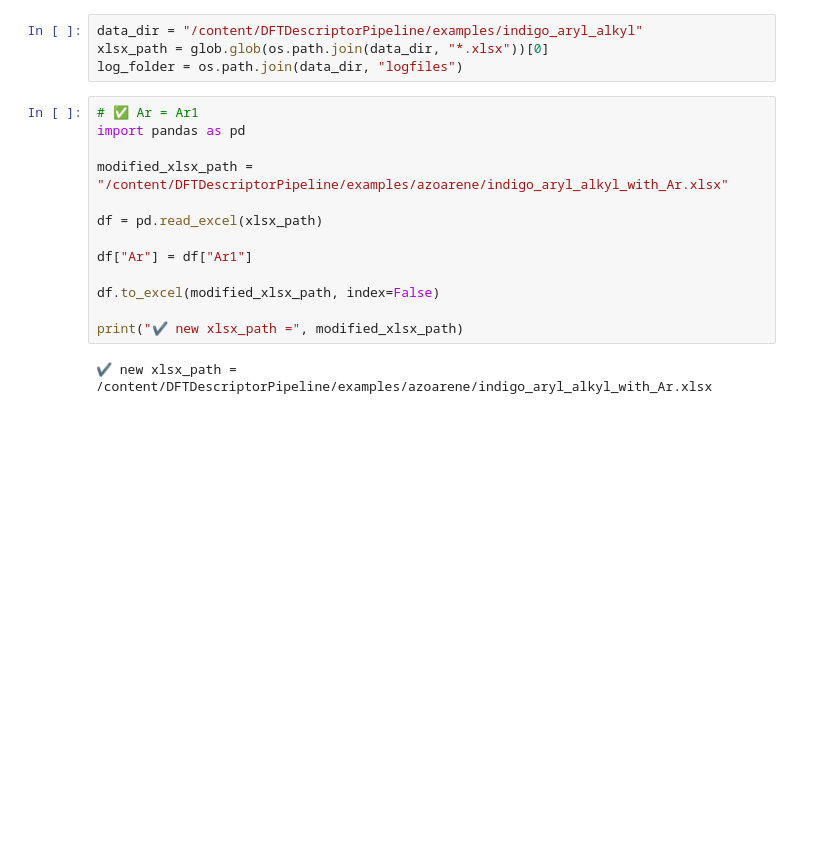
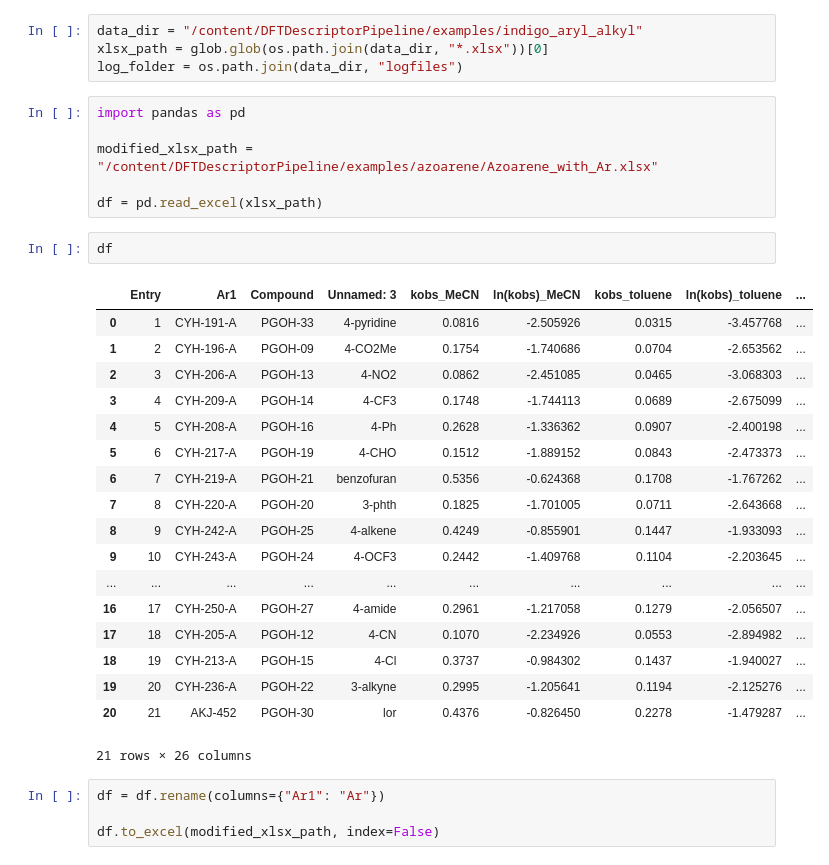
Before and after one commit to ArthurArthurArthur0817/DFTDescriptorPipeline, a Jupyter notebook: examples/indigo_aryl_alkyl/indigo_aryl_alkyl.ipynb, the cells around one changed output. Drawn from its saved outputs; the diff is of its cells as text; blank space fills up the shorter version.

```diff
--- a/examples/indigo_aryl_alkyl/indigo_aryl_alkyl.ipynb
+++ b/examples/indigo_aryl_alkyl/indigo_aryl_alkyl.ipynb
@@ -62,20 +62,36 @@ data_dir = "/content/DFTDescriptorPipeline/examples/indigo_aryl_alkyl"
 xlsx_path = glob.glob(os.path.join(data_dir, "*.xlsx"))[0]
 log_folder = os.path.join(data_dir, "logfiles")
 # %%
-# ✅ Ar = Ar1
 import pandas as pd
 
-modified_xlsx_path = "/content/DFTDescriptorPipeline/examples/azoarene/indigo_aryl_alkyl_with_Ar.xlsx"
+modified_xlsx_path = "/content/DFTDescriptorPipeline/examples/azoarene/Azoarene_with_Ar.xlsx"
 
 df = pd.read_excel(xlsx_path)
-
-df["Ar"] = df["Ar1"]
-
-df.to_excel(modified_xlsx_path, index=False)
-
-print("✔ new xlsx_path =", modified_xlsx_path)
-# %% [output]
-✔ new xlsx_path = /content/DFTDescriptorPipeline/examples/azoarene/indigo_aryl_alkyl_with_Ar.xlsx
+# %%
+df
+# %% [output]
+|  | Entry | Ar1 | Compound | Unnamed: 3 | kobs_MeCN | ln(kobs)_MeCN | kobs_toluene | ln(kobs)_toluene | ... |
+| 0 | 1 | CYH-191-A | PGOH-33 | 4-pyridine | 0.0816 | -2.505926 | 0.0315 | -3.457768 | ... |
+| 1 | 2 | CYH-196-A | PGOH-09 | 4-CO2Me | 0.1754 | -1.740686 | 0.0704 | -2.653562 | ... |
+| 2 | 3 | CYH-206-A | PGOH-13 | 4-NO2 | 0.0862 | -2.451085 | 0.0465 | -3.068303 | ... |
+| 3 | 4 | CYH-209-A | PGOH-14 | 4-CF3 | 0.1748 | -1.744113 | 0.0689 | -2.675099 | ... |
+| 4 | 5 | CYH-208-A | PGOH-16 | 4-Ph | 0.2628 | -1.336362 | 0.0907 | -2.400198 | ... |
+| 5 | 6 | CYH-217-A | PGOH-19 | 4-CHO | 0.1512 | -1.889152 | 0.0843 | -2.473373 | ... |
+| 6 | 7 | CYH-219-A | PGOH-21 | benzofuran | 0.5356 | -0.624368 | 0.1708 | -1.767262 | ... |
+| 7 | 8 | CYH-220-A | PGOH-20 | 3-phth | 0.1825 | -1.701005 | 0.0711 | -2.643668 | ... |
+| 8 | 9 | CYH-242-A | PGOH-25 | 4-alkene | 0.4249 | -0.855901 | 0.1447 | -1.933093 | ... |
+| 9 | 10 | CYH-243-A | PGOH-24 | 4-OCF3 | 0.2442 | -1.409768 | 0.1104 | -2.203645 | ... |
+| ... | ... | ... | ... | ... | ... | ... | ... | ... | ... |
+| 16 | 17 | CYH-250-A | PGOH-27 | 4-amide | 0.2961 | -1.217058 | 0.1279 | -2.056507 | ... |
+| 17 | 18 | CYH-205-A | PGOH-12 | 4-CN | 0.1070 | -2.234926 | 0.0553 | -2.894982 | ... |
+| 18 | 19 | CYH-213-A | PGOH-15 | 4-Cl | 0.3737 | -0.984302 | 0.1437 | -1.940027 | ... |
+| 19 | 20 | CYH-236-A | PGOH-22 | 3-alkyne | 0.2995 | -1.205641 | 0.1194 | -2.125276 | ... |
+| 20 | 21 | AKJ-452 | PGOH-30 | lor | 0.4376 | -0.826450 | 0.2278 | -1.479287 | ... |
+21 rows × 26 columns
+# %%
+df = df.rename(columns={"Ar1": "Ar"})
+
+df.to_excel(modified_xlsx_path, index=False)
 # %%
 # One click execution
 df, results, best_model = extractor_regr.run_full_pipeline(
```
Also changed, not shown: parts of 2 cells of this notebook.
